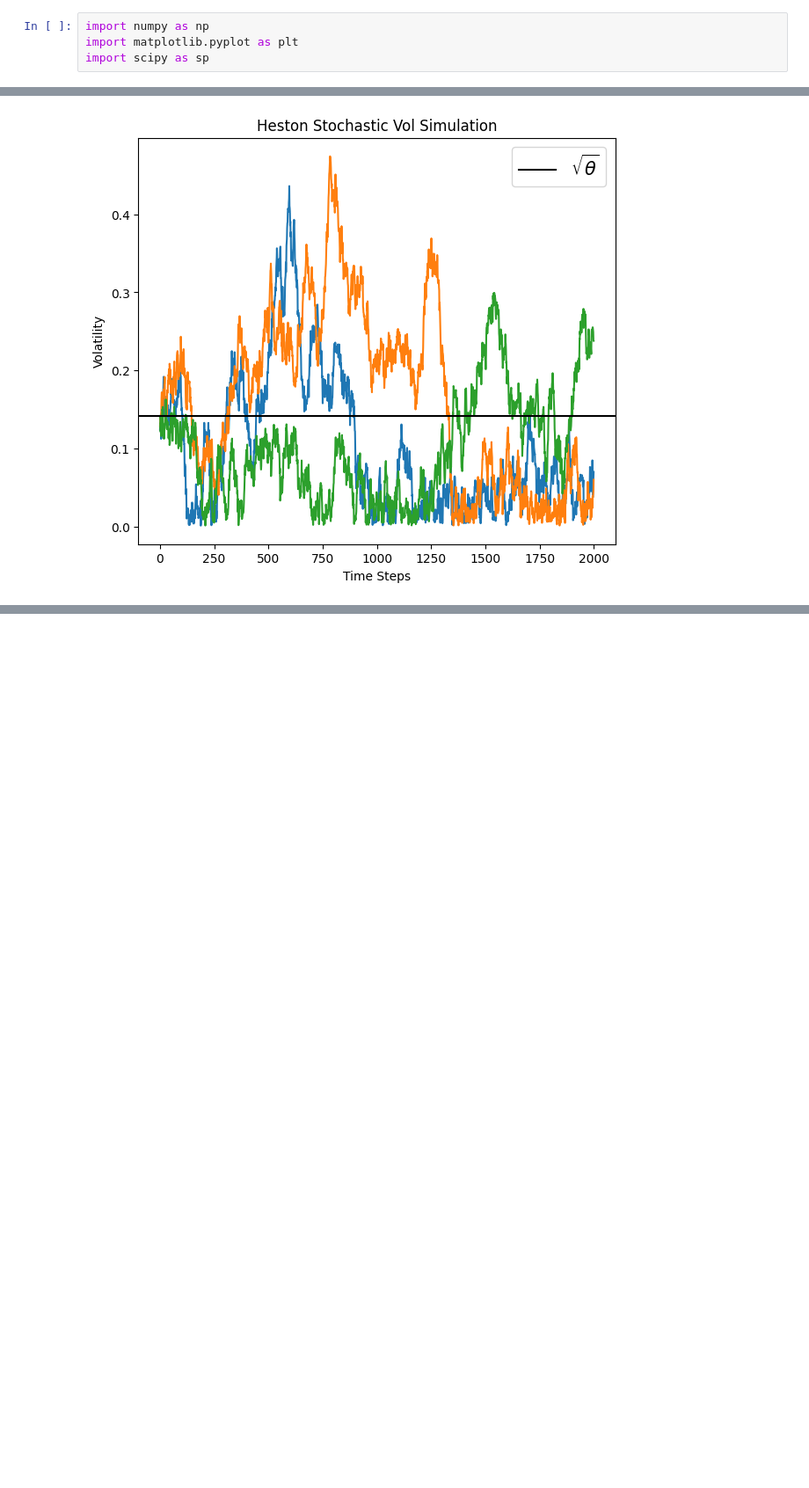
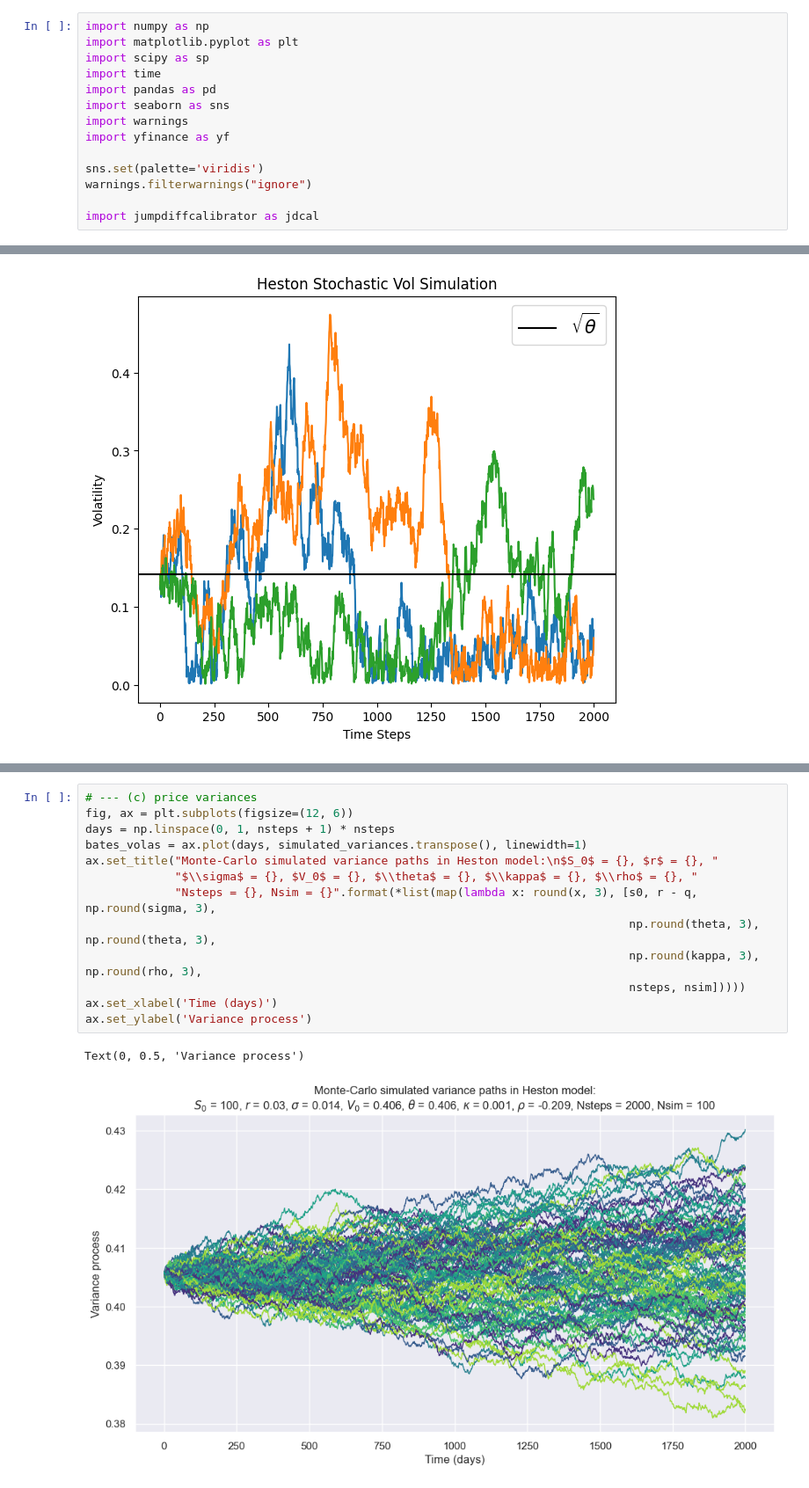
Before and after one commit to syalc1234/finalYearProject, a Jupyter notebook: Heston.ipynb, the cells around one changed output, grey strips where cells are left out. Shown at 88% size. Drawn from its saved outputs; the diff is of its cells as text; blank space fills up the shorter version.

```diff
--- a/Heston.ipynb
+++ b/Heston.ipynb
@@ -2,6 +2,16 @@
 import numpy as np
 import matplotlib.pyplot as plt
 import scipy as sp
+import time
+import pandas as pd
+import seaborn as sns
+import warnings
+import yfinance as yf
+
+sns.set(palette='viridis')
+warnings.filterwarnings("ignore")
+
+import jumpdiffcalibrator as jdcal
 # %% [markdown]
 $$S_{t+h} = S_t + \sigma S_t h  + \sqrt{V_t} S_t \sqrt{h} Z^S_{t}$$
 $$S_{t+h} = V_t +κ(θ - V_t) h + \xi \sqrt{V_t} \sqrt{h} Z^V_{t}$$
@@ -128,0 +212,16 @@ prices, sigmas  = generate_heston_model(S, T, r, kappa, theta,
+# %%
+# --- (c) price variances
+fig, ax = plt.subplots(figsize=(12, 6))
+days = np.linspace(0, 1, nsteps + 1) * nsteps
+bates_volas = ax.plot(days, simulated_variances.transpose(), linewidth=1)
+ax.set_title("Monte-Carlo simulated variance paths in Heston model:\n$S_0$ = {}, $r$ = {}, "
+             "$\\sigma$ = {}, $V_0$ = {}, $\\theta$ = {}, $\\kappa$ = {}, $\\rho$ = {}, "
+             "Nsteps = {}, Nsim = {}".format(*list(map(lambda x: round(x, 3), [s0, r - q, np.round(sigma, 3),
+                                                                               np.round(theta, 3), np.round(theta, 3),
+                                                                               np.round(kappa, 3), np.round(rho, 3),
+                                                                               nsteps, nsim]))))
+ax.set_xlabel('Time (days)')
+ax.set_ylabel('Variance process')
+# %% [output]
+Text(0, 0.5, 'Variance process')
+[figure, added]
```
Also changed, not shown: parts of 8 cells of this notebook, 14 other files.
